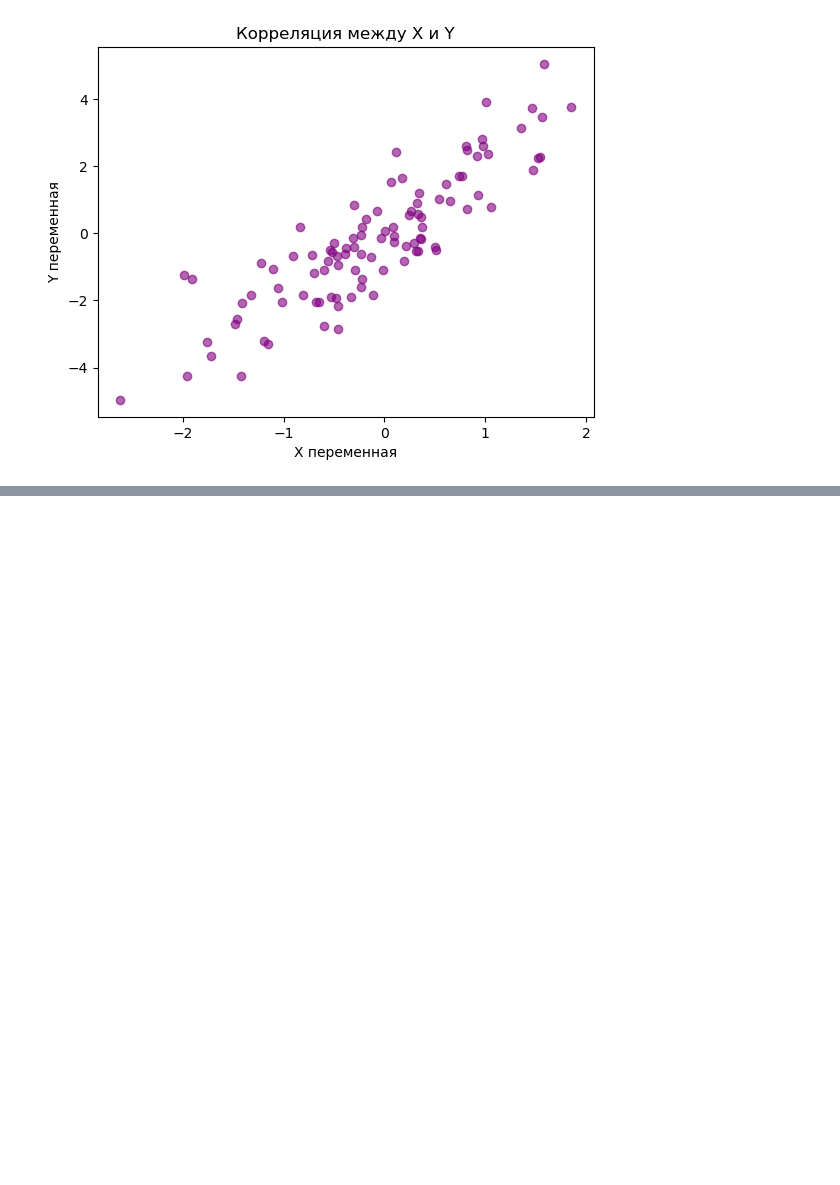
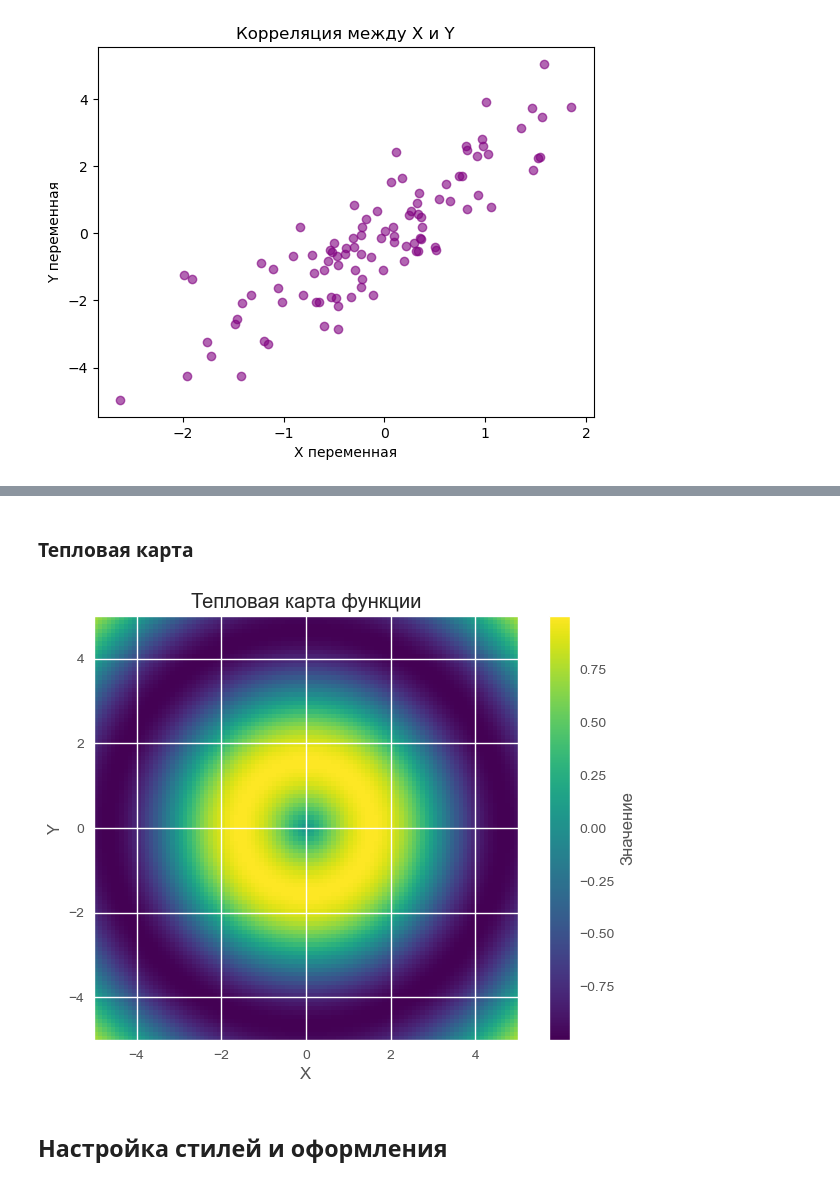
Before and after one commit to Arrinna/study_notes, a Jupyter notebook: matplotlib.ipynb, the cells around one changed output, grey strips where cells are left out. Saved outputs shown, nothing was run; the diff lists cells and outputs as text; code cells hidden in the pictures; blank space fills up the shorter version.

```diff
--- a/matplotlib.ipynb
+++ b/matplotlib.ipynb
@@ -54,0 +116,19 @@ plt.show()
+# %% [markdown]
+### Тепловая карта
+# %%
+# Создание 2D массива для тепловой карты
+x = np.linspace(-5, 5, 100)
+y = np.linspace(-5, 5, 100)
+X, Y = np.meshgrid(x, y)
+Z = np.sin(np.sqrt(X**2 + Y**2))
+
+plt.imshow(Z, extent=[-5, 5, -5, 5], cmap='viridis', origin='lower')
+plt.colorbar(label='Значение')
+plt.title('Тепловая карта функции')
+plt.xlabel('X')
+plt.ylabel('Y')
+plt.show()
+# %% [output]
+[figure, added]
+# %% [markdown]
+## Настройка стилей и оформления
```
Also changed, not shown: parts of 34 cells of this notebook, 11 other files.
